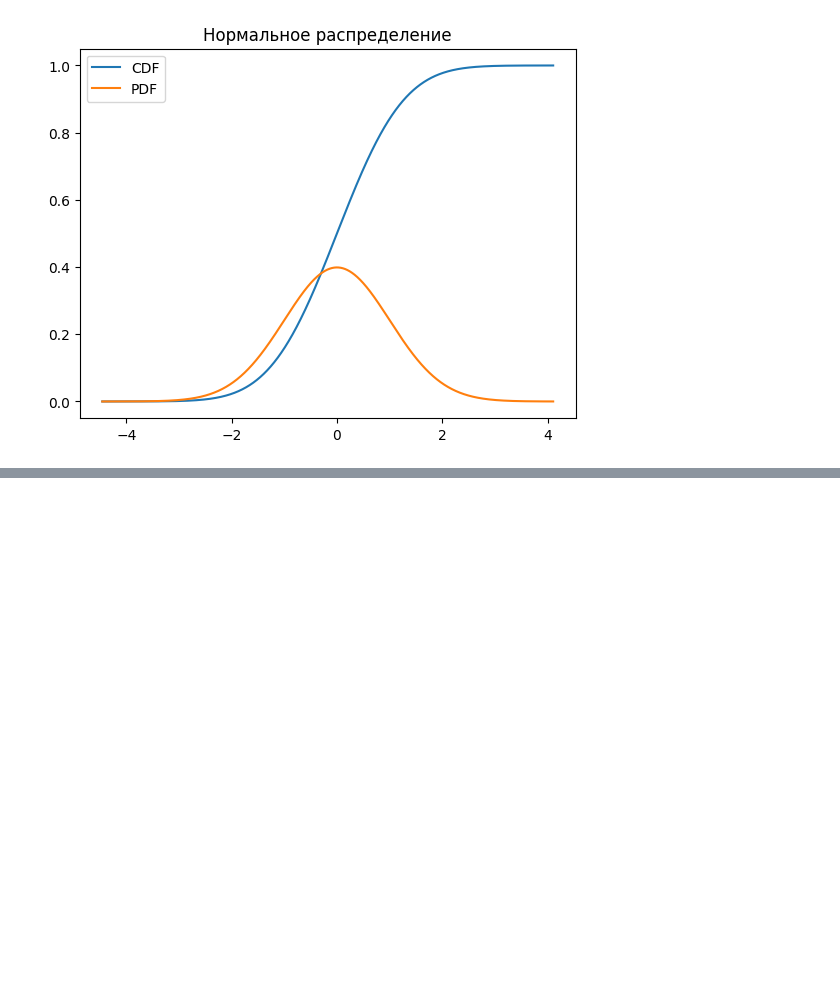
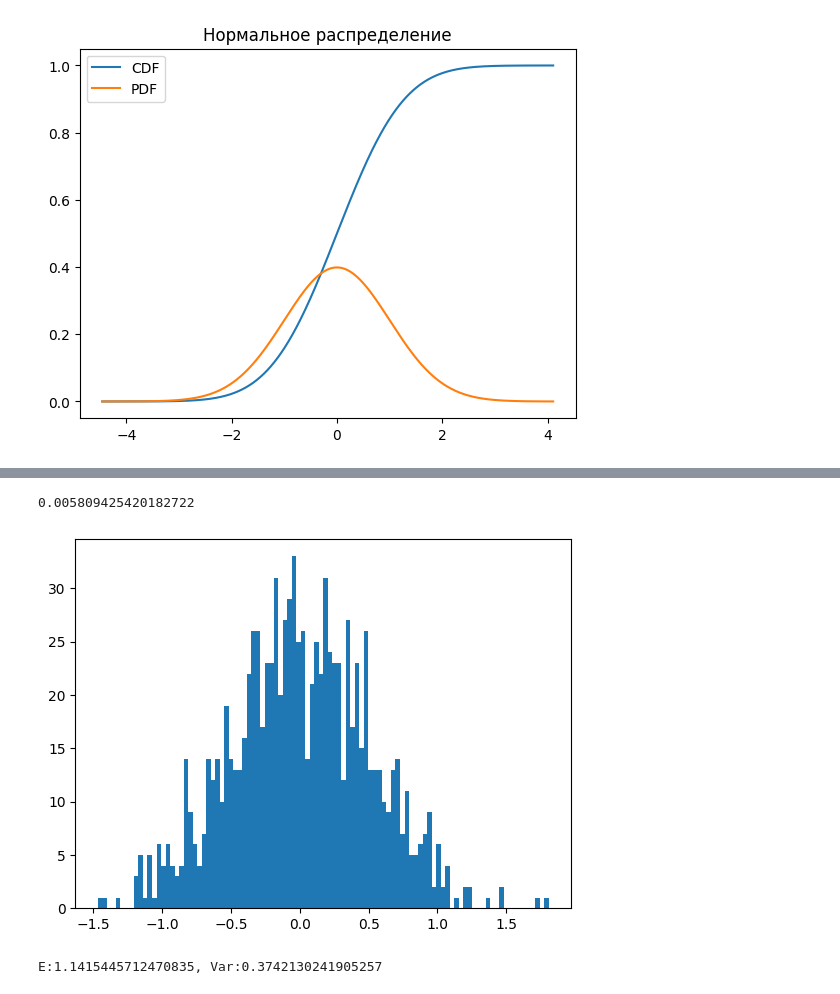
Before and after one commit to Siarhei-Y/data_analytics_workbench, a Jupyter notebook: distributions/continuous_distributions.ipynb, the cells around one changed output, grey strips where cells are left out. Drawn from its saved outputs; the diff is of its cells as text; code cells hidden in the pictures; blank space fills up the shorter version.

```diff
--- a/distributions/continuous_distributions.ipynb
+++ b/distributions/continuous_distributions.ipynb
@@ -168,0 +216,22 @@ plt.show()
+# %%
+#логорифмированная выборка
+X_vals_log = np.log(X_vals)
+display(np.mean(X_vals_log))
+plt.hist(X_vals_log,bins=100);
+# %% [output]
+0.005809425420182722
+[figure, added]
+# %%
+# найдем мат. ожидание и дисперсию
+m = np.mean(X_vals_log)
+s = np.std(X_vals_log)
+
+E = np.exp(m+s**2/2) # матожидание
+V = (np.exp(s**2)-1)*np.exp(2*m+sigma**2) # дисперсия
+print(f'E:{E}, Var:{V}')
+
+# проверить через scipy
+# X.std()**2
+# X.mean()
+# %% [output]
+E:1.1415445712470835, Var:0.3742130241905257
```
Also changed, not shown: parts of 5 cells of this notebook, 1 other file.
